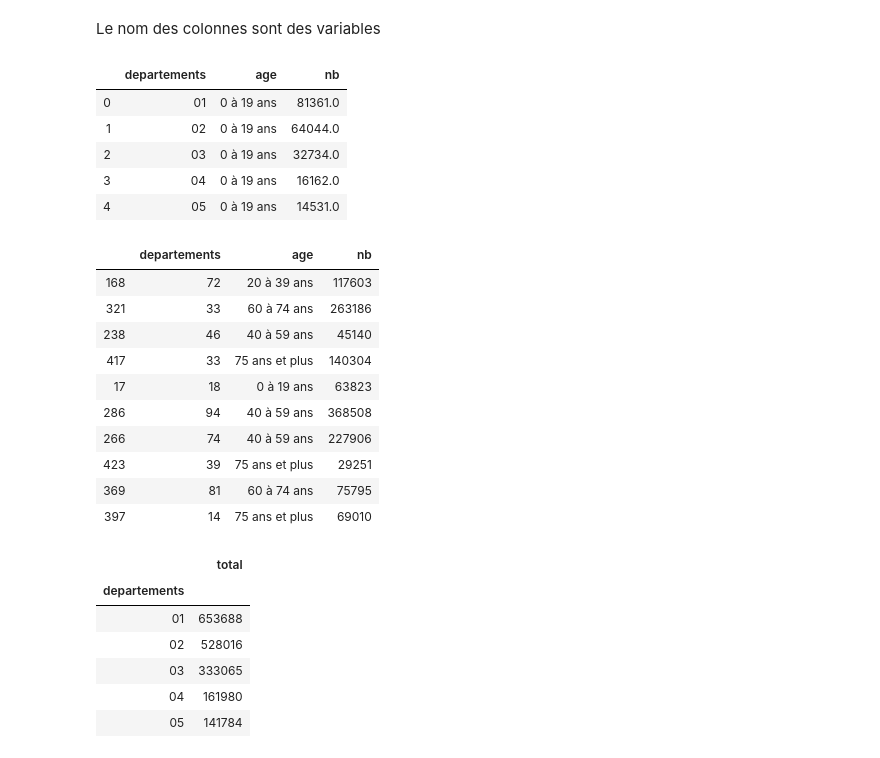
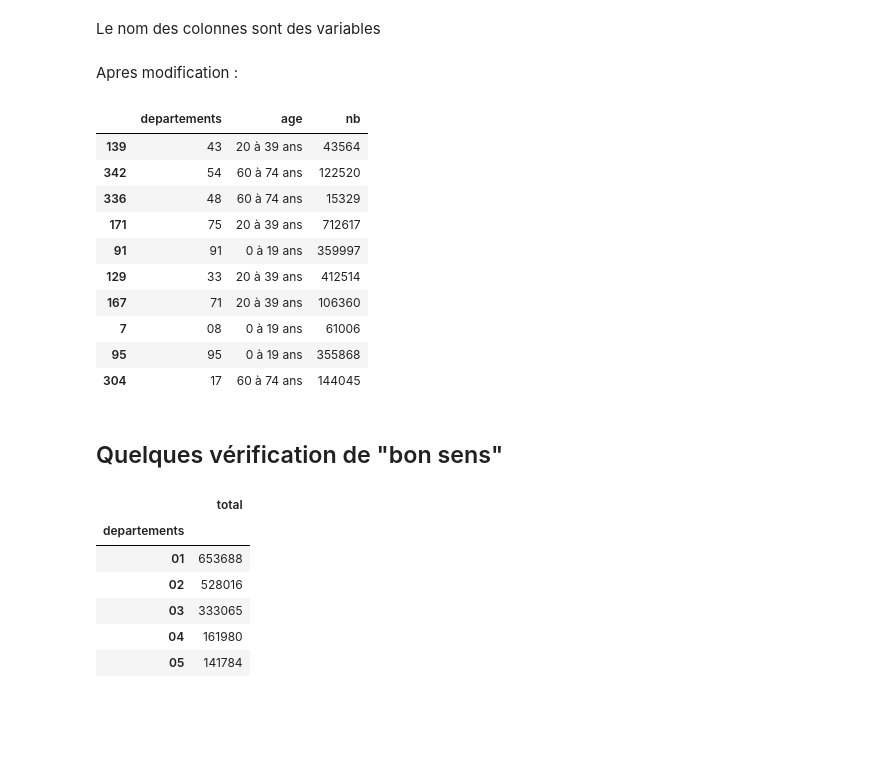
Before and after one commit to KhalidCK/tidydata, a Jupyter notebook: population2019.ipynb, the cells around one changed output. Saved outputs shown, nothing was run; the diff lists cells and outputs as text; code cells hidden in the pictures; blank space fills up the shorter version.

```diff
--- a/population2019.ipynb
+++ b/population2019.ipynb
@@ -149,31 +134,22 @@ def to_tidy(df)->pd.DataFrame:
     return df.reset_index().melt(id_vars='departements',var_name="age",value_name="nb")
 # %%
 tidys = {segment:to_tidy(df) for segment,df in data.items()}
-# %%
-tidys['femmes'].head()
-# %% [output]
-|  | departements | age | nb |
-| 0 | 01 | 0 à 19 ans | 81361.0 |
-| 1 | 02 | 0 à 19 ans | 64044.0 |
-| 2 | 03 | 0 à 19 ans | 32734.0 |
-| 3 | 04 | 0 à 19 ans | 16162.0 |
-| 4 | 05 | 0 à 19 ans | 14531.0 |
 # %%
 france = tidys['ensemble']
 france.nb=france.nb.astype(int)
+# %% [markdown]
+Apres modification :
 # %%
-tidy_sample=france.sample(10)
+tidy_sample=france.sample(10);tidy_sample
+# %% [output]
+|  | departements | age | nb |
+| 139 | 43 | 20 à 39 ans | 43564 |
+| 342 | 54 | 60 à 74 ans | 122520 |
+| 336 | 48 | 60 à 74 ans | 15329 |
+| 171 | 75 | 20 à 39 ans | 712617 |
+| 91 | 91 | 0 à 19 ans | 359997 |
+| 129 | 33 | 20 à 39 ans | 412514 |
+| 167 | 71 | 20 à 39 ans | 106360 |
+| 7 | 08 | 0 à 19 ans | 61006 |
+| 95 | 95 | 0 à 19 ans | 355868 |
+| 304 | 17 | 60 à 74 ans | 144045 |
-# %%
-tidy_sample
-# %% [output]
-|  | departements | age | nb |
-| 168 | 72 | 20 à 39 ans | 117603 |
-| 321 | 33 | 60 à 74 ans | 263186 |
-| 238 | 46 | 40 à 59 ans | 45140 |
-| 417 | 33 | 75 ans et plus | 140304 |
-| 17 | 18 | 0 à 19 ans | 63823 |
-| 286 | 94 | 40 à 59 ans | 368508 |
-| 266 | 74 | 40 à 59 ans | 227906 |
-| 423 | 39 | 75 ans et plus | 29251 |
-| 369 | 81 | 60 à 74 ans | 75795 |
-| 397 | 14 | 75 ans et plus | 69010 |
@@ -182,3 +156,5 @@ pandas_df_to_markdown_table(tidy_sample,'sample-tidy-france.md')
+# %% [markdown]
+## Quelques vérification de "bon sens"
 # %%
 france = france[france.age!="Total"]
 # %%
```
Also changed, not shown: parts of 13 cells of this notebook, 1 other file.
